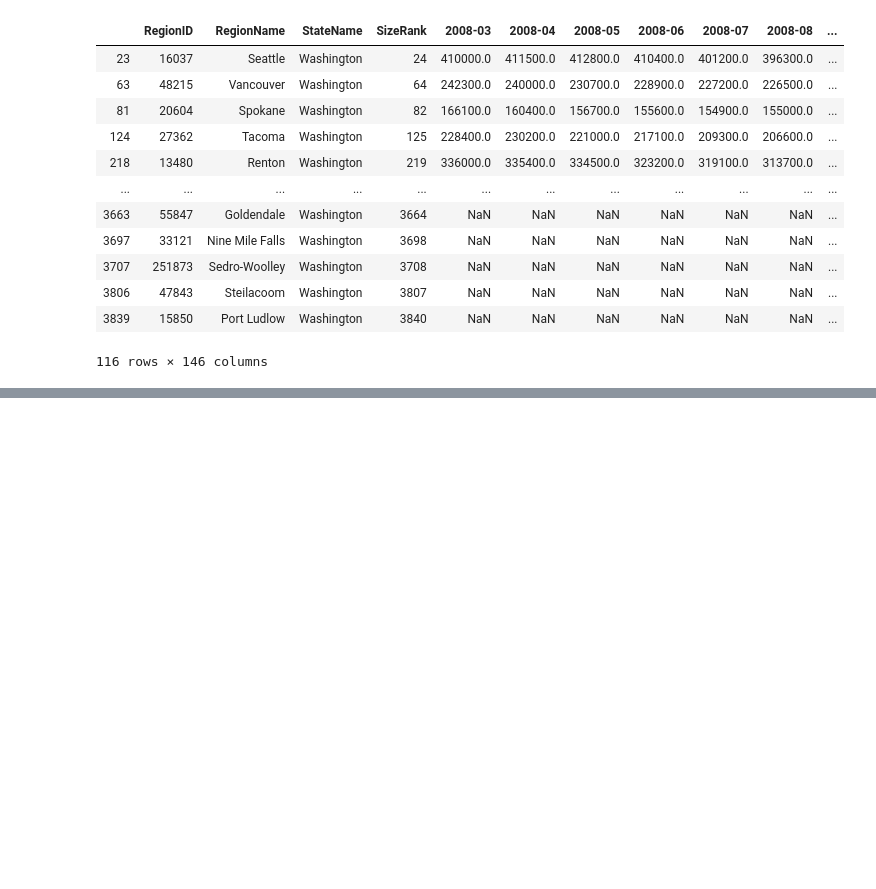
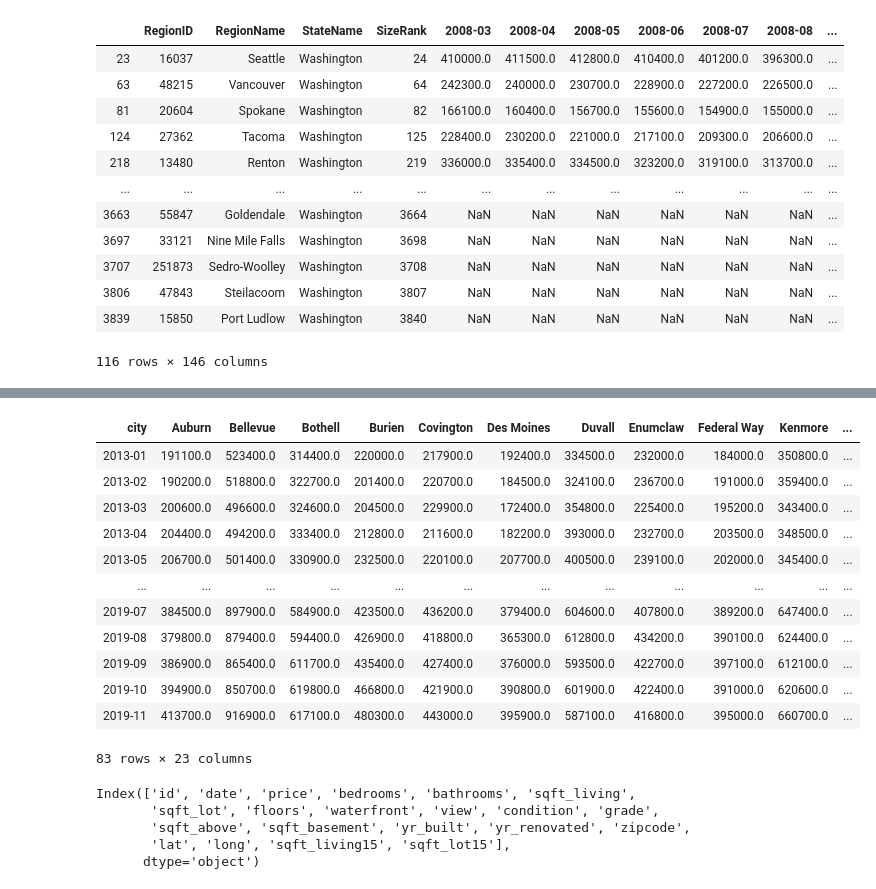
Before and after one commit to coreyryanhanson/nyc-mhtn-ds-010620-lectures, a Jupyter notebook: week-6/KC_house_data/kings_county.ipynb, the cells around one changed output, grey strips where cells are left out. Saved outputs shown, nothing was run; the diff lists cells and outputs as text; code cells hidden in the pictures; blank space fills up the shorter version.

```diff
--- a/week-6/KC_house_data/kings_county.ipynb
+++ b/week-6/KC_house_data/kings_county.ipynb
@@ -149,0 +221,24 @@ median_sales_wash
+# %%
+median_transposed
+# %% [output]
+| city | Auburn | Bellevue | Bothell | Burien | Covington | Des Moines | Duvall | Enumclaw | Federal Way | Kenmore | ... |
+| 2013-01 | 191100.0 | 523400.0 | 314400.0 | 220000.0 | 217900.0 | 192400.0 | 334500.0 | 232000.0 | 184000.0 | 350800.0 | ... |
+| 2013-02 | 190200.0 | 518800.0 | 322700.0 | 201400.0 | 220700.0 | 184500.0 | 324100.0 | 236700.0 | 191000.0 | 359400.0 | ... |
+| 2013-03 | 200600.0 | 496600.0 | 324600.0 | 204500.0 | 229900.0 | 172400.0 | 354800.0 | 225400.0 | 195200.0 | 343400.0 | ... |
+| 2013-04 | 204400.0 | 494200.0 | 333400.0 | 212800.0 | 211600.0 | 182200.0 | 393000.0 | 232700.0 | 203500.0 | 348500.0 | ... |
+| 2013-05 | 206700.0 | 501400.0 | 330900.0 | 232500.0 | 220100.0 | 207700.0 | 400500.0 | 239100.0 | 202000.0 | 345400.0 | ... |
+| ... | ... | ... | ... | ... | ... | ... | ... | ... | ... | ... | ... |
+| 2019-07 | 384500.0 | 897900.0 | 584900.0 | 423500.0 | 436200.0 | 379400.0 | 604600.0 | 407800.0 | 389200.0 | 647400.0 | ... |
+| 2019-08 | 379800.0 | 879400.0 | 594400.0 | 426900.0 | 418800.0 | 365300.0 | 612800.0 | 434200.0 | 390100.0 | 624400.0 | ... |
+| 2019-09 | 386900.0 | 865400.0 | 611700.0 | 435400.0 | 427400.0 | 376000.0 | 593500.0 | 422700.0 | 397100.0 | 612100.0 | ... |
+| 2019-10 | 394900.0 | 850700.0 | 619800.0 | 466800.0 | 421900.0 | 390800.0 | 601900.0 | 422400.0 | 391000.0 | 620600.0 | ... |
+| 2019-11 | 413700.0 | 916900.0 | 617100.0 | 480300.0 | 443000.0 | 395900.0 | 587100.0 | 416800.0 | 395000.0 | 660700.0 | ... |
+83 rows × 23 columns
+# %%
+df.columns
+# %% [output]
+Index(['id', 'date', 'price', 'bedrooms', 'bathrooms', 'sqft_living',
+       'sqft_lot', 'floors', 'waterfront', 'view', 'condition', 'grade',
+       'sqft_above', 'sqft_basement', 'yr_built', 'yr_renovated', 'zipcode',
+       'lat', 'long', 'sqft_living15', 'sqft_lot15'],
+      dtype='object')
```
Also changed, not shown: parts of 10 cells of this notebook, 4 other files.
